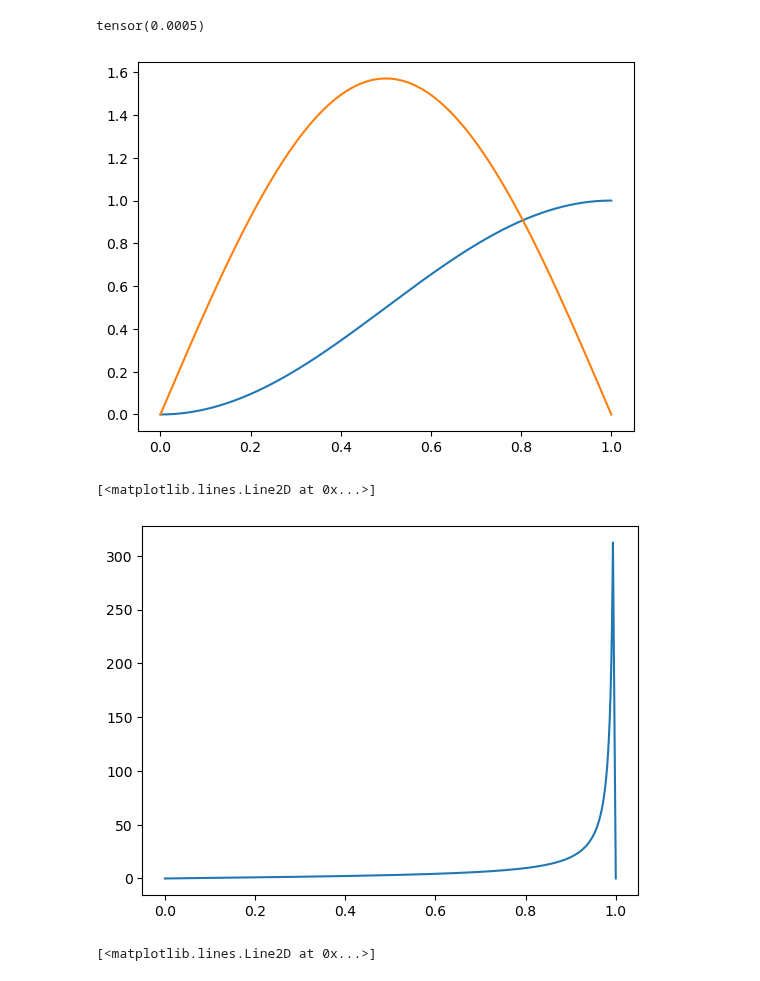
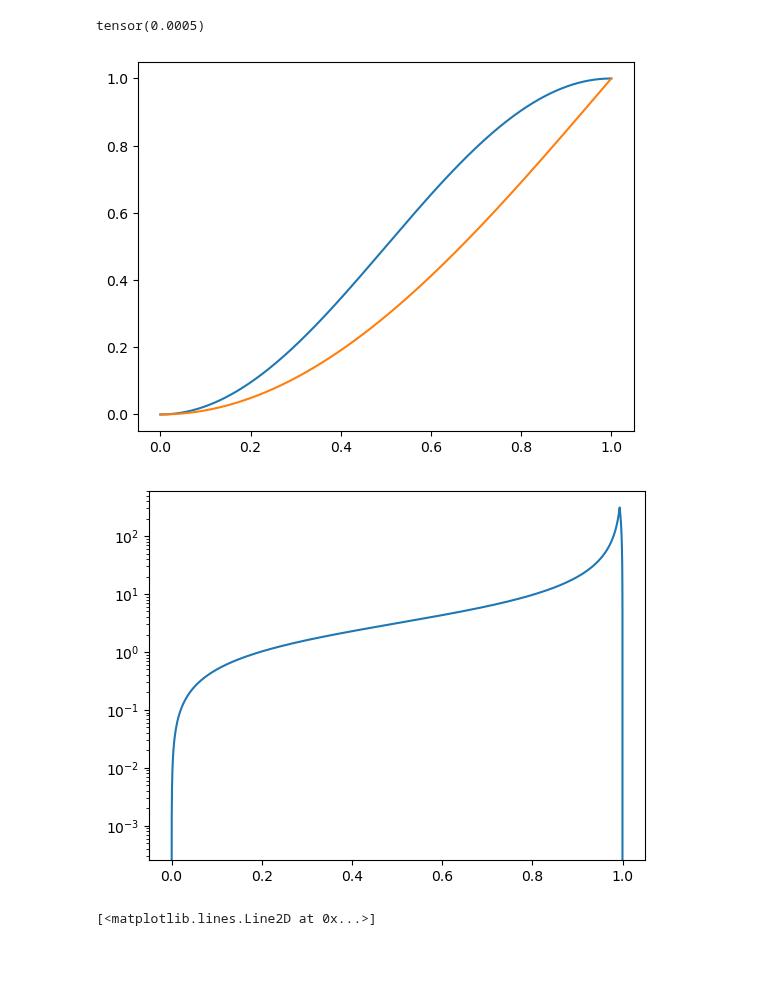
Before and after one commit to jthuemmel/thesis, a Jupyter notebook: objective.ipynb, the cells around one changed output. Saved outputs shown, nothing was run; the diff lists cells and outputs as text; code cells hidden in the pictures.

```diff
--- a/objective.ipynb
+++ b/objective.ipynb
@@ -25,12 +25,20 @@ device = torch.device('cuda') if torch.cuda.is_available() else torch.device('cp
 @staticmethod
 def beta_schedule(t: torch.Tensor, eps= 1e-4):
     beta = 0.5 - 0.5 * torch.cos(torch.pi * t)
-    return beta.clamp(max = 1 - eps)
+    return beta
 
 @staticmethod
 def beta_dt(t: torch.Tensor):
     beta = 0.5 * torch.pi * torch.sin(torch.pi * t)
     return beta
+
+@staticmethod
+def cosine_schedule(t: torch.Tensor):
+    return 1.0 - torch.cos(torch.pi * t * 0.5)
+
+@staticmethod
+def cosine_dt(t: torch.Tensor):
+    return 0.5 * torch.pi * torch.sin(torch.pi * t * 0.5)
 # %%
 beta_dt(torch.tensor(1e-4))
 # %% [output]
@@ -38,13 +46,13 @@ tensor(0.0005)
 # %%
 t = torch.linspace(0, 1, 10000)
 plt.plot(t, beta_schedule(t))
-plt.plot(t, beta_dt(t))
+plt.plot(t, cosine_schedule(t))
 plt.show()
-plt.plot(t, beta_dt(t) / (1 - beta_schedule(t)))
+plt.plot(t, beta_dt(t) / (1 - beta_schedule(t)).clamp(1e-4))
+plt.yscale('log')
 # %% [output]
-[figure, old version]
+[figure, new version]
-[<matplotlib.lines.Line2D at 0x...>]
-[figure, old version]
+[figure, new version]
 # %%
 import torch
 eps = 5e-2
```
Also changed, not shown: 1 other file.
